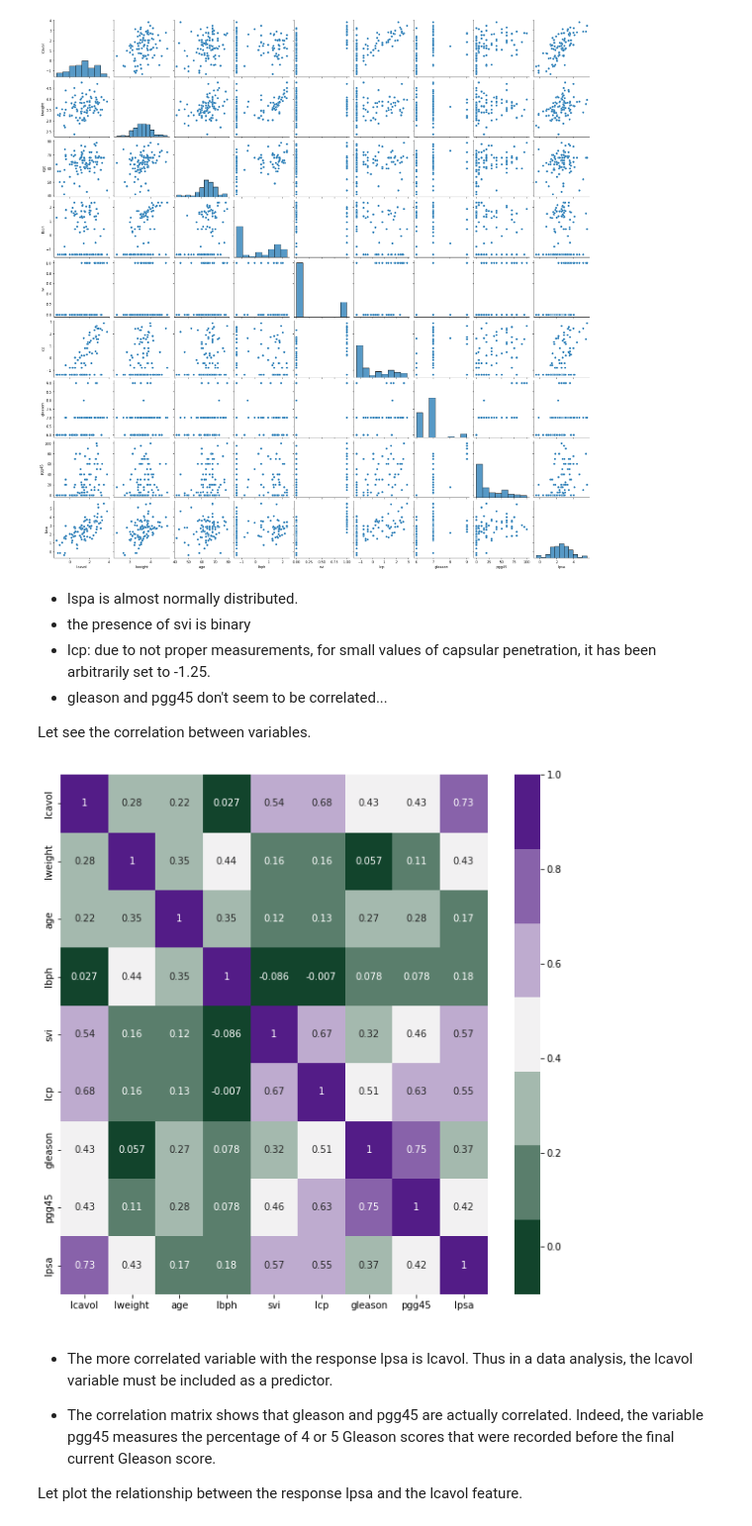
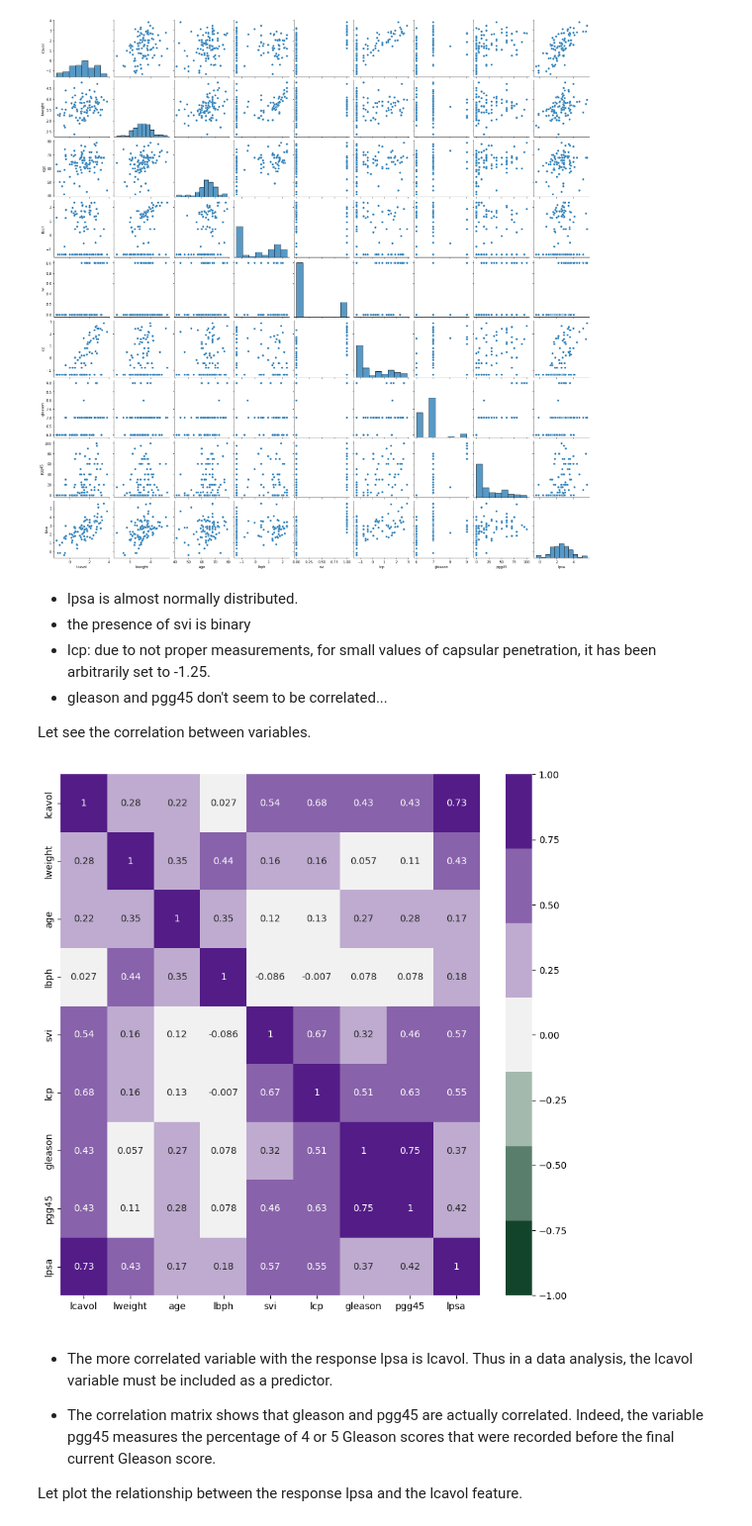
Before and after one commit to angelrodnah/2309_dsft_thebridge, a Jupyter notebook: 3-Machine_Learning/1-Supervisado/1-Regression/3-Regularization/Regularization_prostate_cancer.ipynb, the cells around one changed output. Shown at 99% size. Cells and saved outputs as stored; diff of their text form; code cells hidden in the pictures.

```diff
--- a/3-Machine_Learning/1-Supervisado/1-Regression/3-Regularization/Regularization_prostate_cancer.ipynb
+++ b/3-Machine_Learning/1-Supervisado/1-Regression/3-Regularization/Regularization_prostate_cancer.ipynb
@@ -53,7 +53,7 @@ sns.pairplot(lpsa_data);
 # %% [output]
 [figure]
 # %% [markdown]
-* lspa is almost normally distributed.
+* lpsa is almost normally distributed.
 * the presence of svi is binary
 * lcp: due to not proper measurements, for small values of capsular penetration, it has been arbitrarily set to -1.25.
 * gleason and pgg45 don't seem to be correlated...
@@ -62,14 +62,14 @@ Let see the correlation between variables.
 # %%
 #### CODE
 # sns.diverging_palette(145, 280, s=85, l=25, n=7)
 plt.figure(figsize=(10,10))
 sns.heatmap(lpsa_data.corr(),
-           vmin=-0.1,
+           vmin=-1,
            vmax=1,
            cmap=sns.diverging_palette(145, 280, s=85, l=25, n=7),
            annot=True);
 # %% [output]
-[figure, old version]
+[figure, new version]
 # %% [markdown]
 * The more correlated variable with the response lpsa is lcavol.
   Thus in a data analysis, the lcavol variable must be included as a predictor.
```
Also changed, not shown: parts of 2 cells of this notebook, 1 other file.
